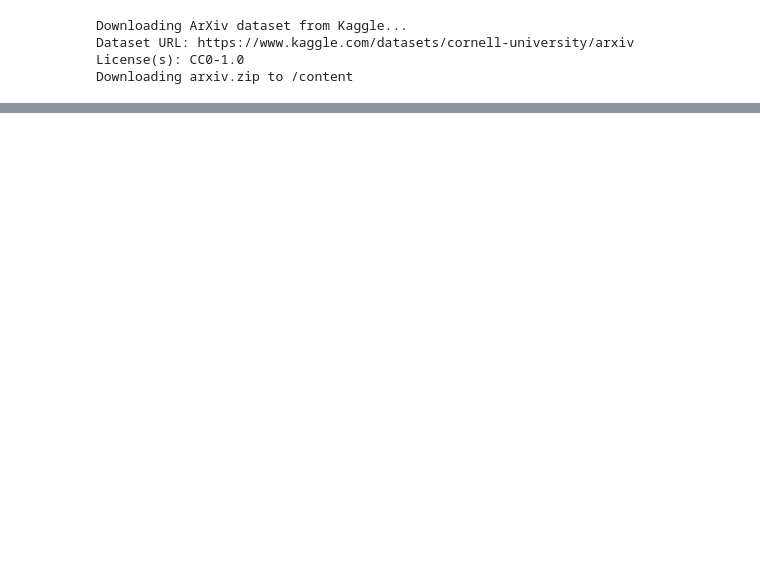
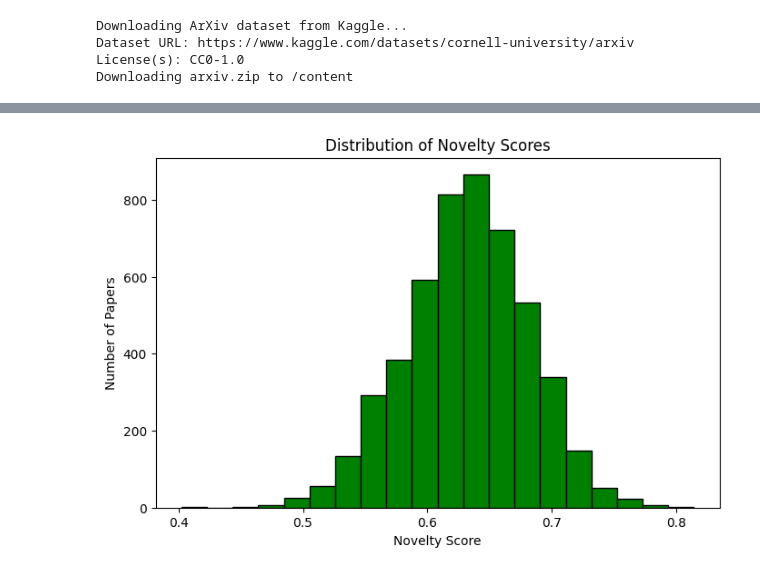
Before and after one commit to Lelouchlamperougexd/article_experiment, a Jupyter notebook: new_exp.ipynb, the cells around one changed output, grey strips where cells are left out. Cells and saved outputs as stored; diff of their text form; code cells hidden in the pictures; blank space fills up the shorter version.

```diff
--- a/new_exp.ipynb
+++ b/new_exp.ipynb
@@ -106,18 +83,29 @@ Please note that authentication is recommended but still optional to access publ
 # %%
-# Function to determine novelty
-
-def evaluate_novelty(new_text, top_k=5):
-    """Evaluate novelty of a new article by comparing with old papers."""
+# Define Novelty Evaluation Function
+def evaluate_novelty(new_text, top_k=5, alpha=0.5):
+    """Evaluate novelty using hybrid search and keyword uniqueness."""
+    # FAISS retrieval
     new_embedding = model.encode([new_text], convert_to_tensor=True).cpu().numpy()
     faiss.normalize_L2(new_embedding)
     scores, indices = index.search(new_embedding, k=top_k)
     avg_similarity = np.mean(scores)
-    novelty_score = 1 - avg_similarity  # Higher score means more novel
+
+    # BM25 retrieval
+    bm25_scores = bm25.get_scores(new_text.split())
+    top_bm25_indices = np.argsort(bm25_scores)[-top_k:]
+    avg_bm25_score = np.mean([bm25_scores[i] for i in top_bm25_indices])
+
+    # Keyword uniqueness
+    words = Counter(new_text.split())
+    unique_score = sum(1 for w in words if words[w] == 1) / len(words)
+
+    # Combined novelty score
+    novelty_score = (1 - avg_similarity) * alpha + unique_score * (1 - alpha)
     return novelty_score
 # %%
-# Run novelty evaluation
+# Evaluate novelty for new papers
 print("Evaluating novelty of new papers...")
 novelty_results = []
 for _, row in tqdm(new_docs_df.iterrows(), total=len(new_docs_df)):
     novelty_score = evaluate_novelty(row['full_text'])
-    novelty_results.append({'doc_id': row['doc_id'], 'title': row['title'], 'novelty_score': novelty_score})
+    novelty_results.append({'doc_id': row['id'], 'title': row['title'], 'novelty_score': novelty_score})
@@ -132,0 +156,11 @@ print("Saved novelty results to novelty_results.csv")
+# %%
+import matplotlib.pyplot as plt
+
+plt.figure(figsize=(8, 5))
+plt.hist(novelty_df["novelty_score"], bins=20, color="green", edgecolor="black")
+plt.xlabel("Novelty Score")
+plt.ylabel("Number of Papers")
+plt.title("Distribution of Novelty Scores")
+plt.show()
+# %% [output]
+[figure, added]
```
Also changed, not shown: parts of 11 cells of this notebook.
